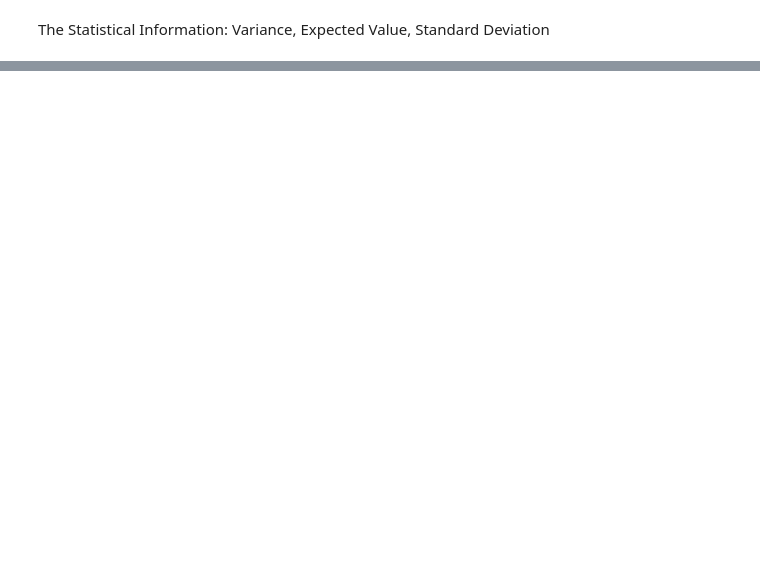
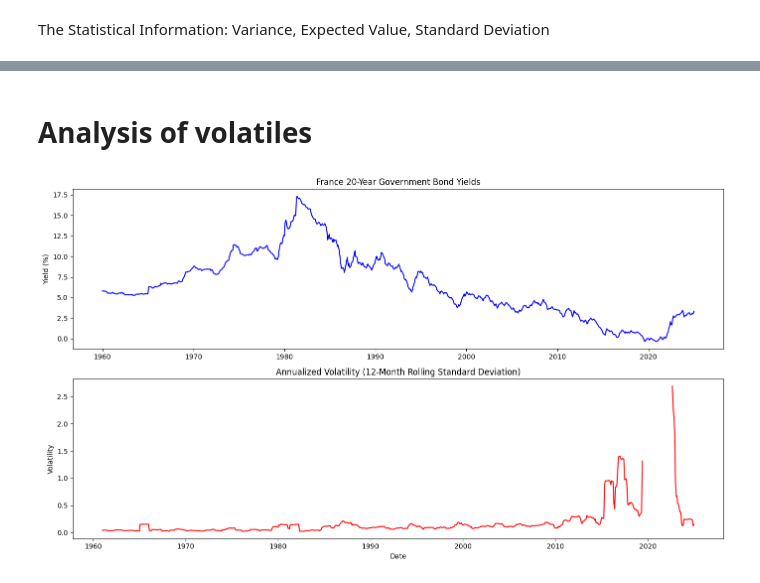
Before and after one commit to barhador/French-Bonds-Analysis, a Jupyter notebook: france-bonds.ipynb, the cells around one changed output, grey strips where cells are left out. Drawn from its saved outputs; the diff is of its cells as text; code cells hidden in the pictures; blank space fills up the shorter version.

Commit message:
Add volatile analysis

```diff
--- a/france-bonds.ipynb
+++ b/france-bonds.ipynb
@@ -106,2 +106,36 @@ Average Yield: 2.79
 Variance of Yield: 0.29
 Standard Deviation of Yield: 0.54
+# %% [markdown]
+# Analysis of volatiles
+# %%
+df = pd.read_csv('IRLTLT01FRM156N.csv', parse_dates=['observation_date'])
+df.set_index('observation_date', inplace=True)
+
+
+df.dropna(inplace=True)
+df['log_return'] = np.log(df['IRLTLT01FRM156N'] / df['IRLTLT01FRM156N'].shift(1))
+
+# Calculate annualized volatility (12-month rolling window, scaled by √12 for annualization)
+window_size = 12
+df['volatility'] = df['log_return'].rolling(window=window_size).std() * np.sqrt(12)
+
+# Visualization
+plt.figure(figsize=(14, 8))
+
+# Plot bond yields
+plt.subplot(2, 1, 1)
+plt.plot(df.index, df['IRLTLT01FRM156N'], color='blue')
+plt.title('France 20-Year Government Bond Yields')
+plt.ylabel('Yield (%)')
+
+# Plot volatility
+plt.subplot(2, 1, 2)
+plt.plot(df.index, df['volatility'], color='red')
+plt.title('Annualized Volatility (12-Month Rolling Standard Deviation)')
+plt.xlabel('Date')
+plt.ylabel('Volatility')
+
+plt.tight_layout()
+plt.show()
+# %% [output]
+[figure, added]
```
Also changed, not shown: parts of 3 cells of this notebook, 1 other file.
